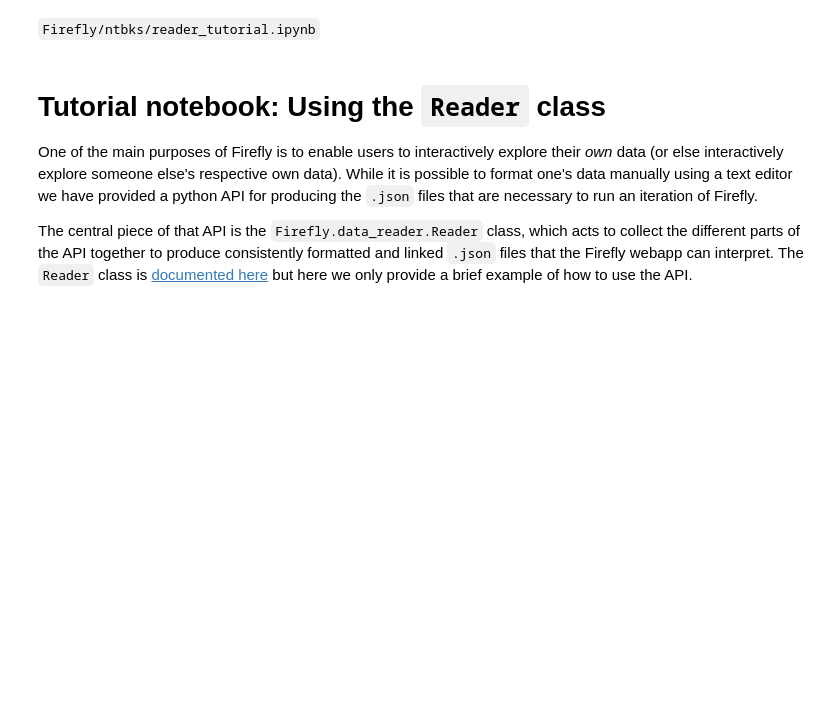
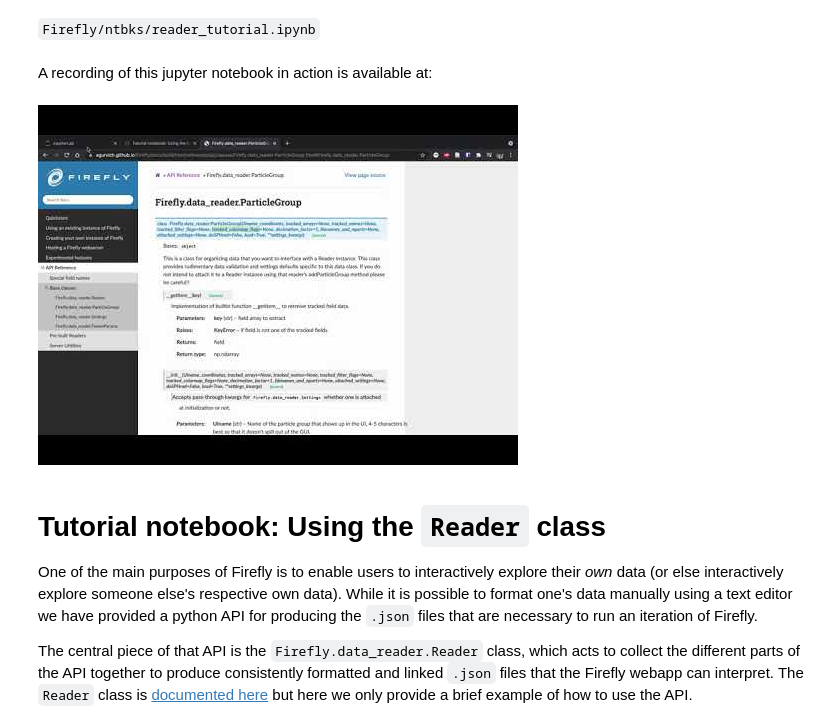
Before and after one commit to ageller/Firefly, a Jupyter notebook: src/Firefly/ntbks/reader_tutorial.ipynb, the cells around one changed output. Cells and saved outputs as stored; diff of their text form; code cells hidden in the pictures; blank space fills up the shorter version.

```diff
--- a/src/Firefly/ntbks/reader_tutorial.ipynb
+++ b/src/Firefly/ntbks/reader_tutorial.ipynb
@@ -6,3 +7,9 @@
+# %% [markdown]
+A recording of this jupyter notebook in action is available at:
+# %%
+YouTubeVideo("lYPGa6DibOk")
+# %% [output]
+[figure, added]
 # %%
 import sys
 import os
```
Also changed, not shown: parts of 2 cells of this notebook, 7 other files.
